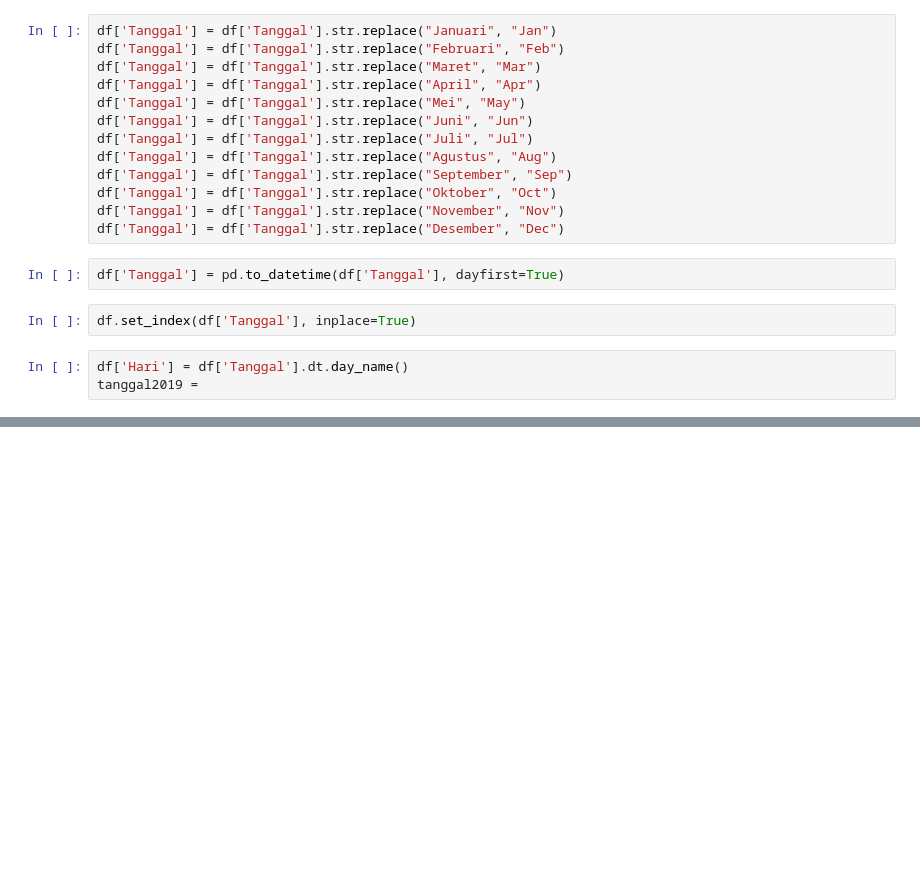
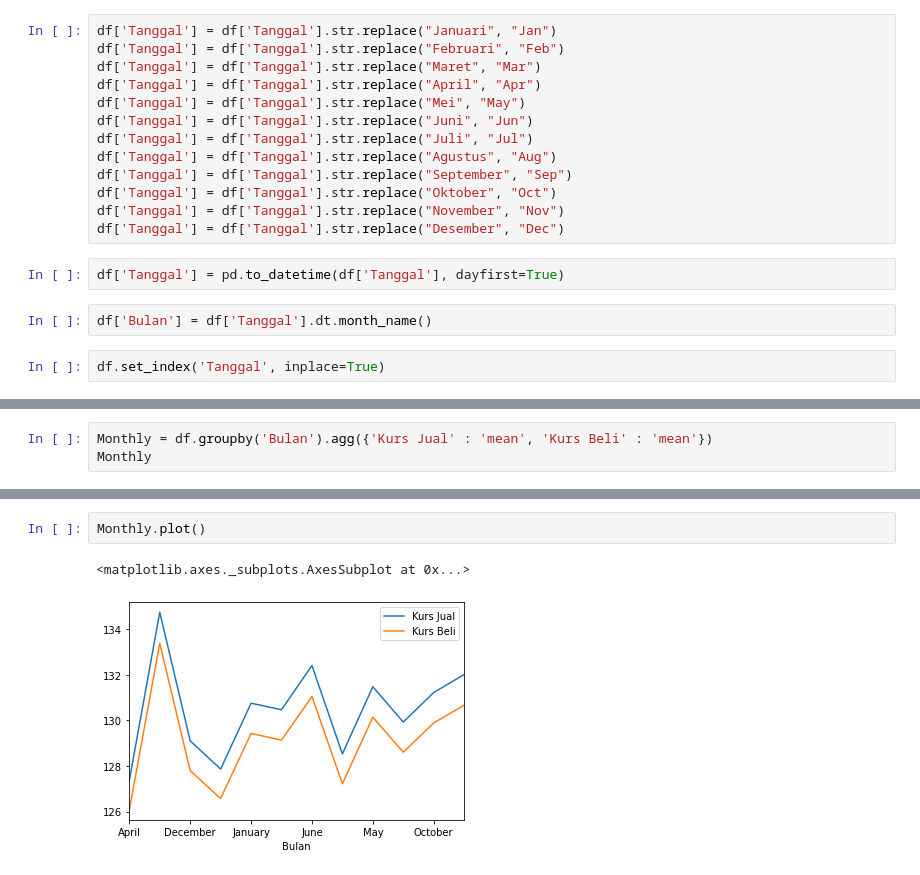
Before and after one commit to farishisyam/Algo-Caps-YenWebScrap, a Jupyter notebook: Yen Web Scrapping.ipynb, the cells around one changed output, grey strips where cells are left out. Cells and saved outputs as stored; diff of their text form; blank space fills up the shorter version.

Commit message:
Fix plot datetime problem

```diff
--- a/Yen Web Scrapping.ipynb
+++ b/Yen Web Scrapping.ipynb
@@ -141,8 +139,7 @@ df['Tanggal'] = df['Tanggal'].str.replace("November", "Nov")
 df['Tanggal'] = df['Tanggal'].str.replace("Desember", "Dec")
 # %%
 df['Tanggal'] = pd.to_datetime(df['Tanggal'], dayfirst=True)
+# %%
+df['Bulan'] = df['Tanggal'].dt.month_name()
 # %%
-df.set_index(df['Tanggal'], inplace=True)
+df.set_index('Tanggal', inplace=True)
-# %%
-df['Hari'] = df['Tanggal'].dt.day_name()
-tanggal2019 =
@@ -163,0 +146,3 @@ tanggal2019 =
+# %%
+Monthly = df.groupby('Bulan').agg({'Kurs Jual' : 'mean', 'Kurs Beli' : 'mean'})
+Monthly
@@ -163,0 +164,5 @@ tanggal2019 =
+# %%
+Monthly.plot()
+# %% [output]
+<matplotlib.axes._subplots.AxesSubplot at 0x...>
+[figure, added]
```
Also changed, not shown: parts of 4 cells of this notebook.
